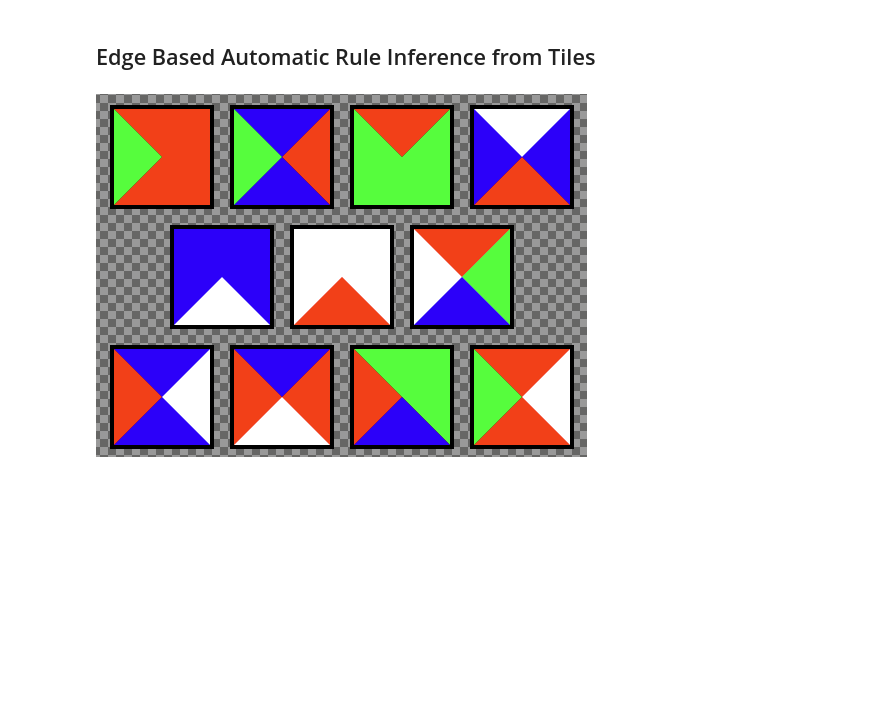
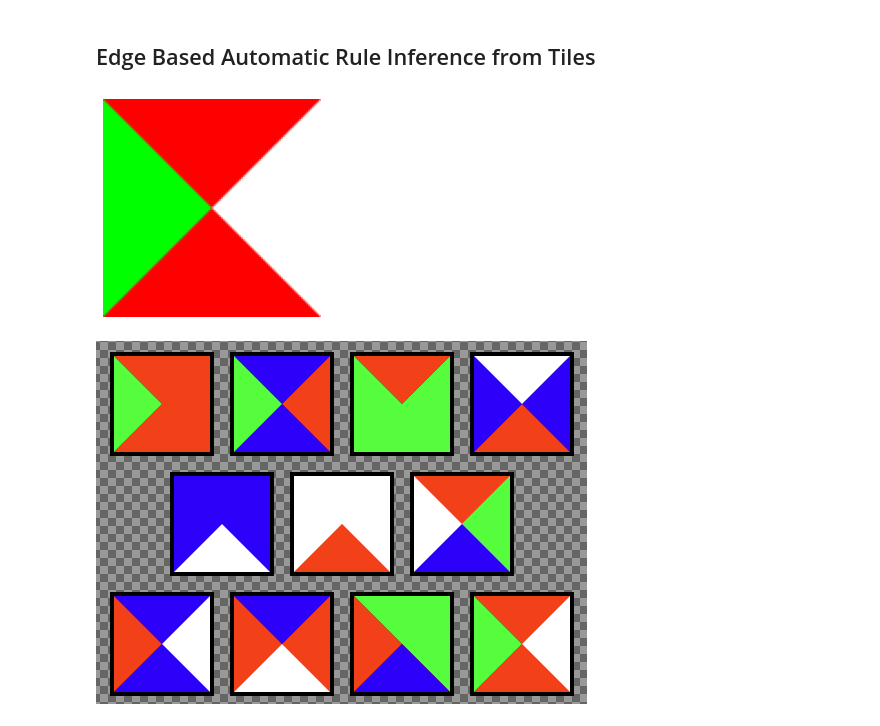
Before and after one commit to flpeters/TextureSynthesis, a Jupyter notebook: 00_Main.ipynb, the cells around one changed output. Cells and saved outputs as stored; diff of their text form; code cells hidden in the pictures; blank space fills up the shorter version.

```diff
--- a/00_Main.ipynb
+++ b/00_Main.ipynb
@@ -521,7 +519,6 @@ def show_image(Image, GridLines:int=0, LineColor:str='black'):
     "Setting GridLines to 0 turns off the grid and axis.\n"\
     "LineColor is the color of the gridlines. Only used if GridLines is > 0."
     %matplotlib inline
-    plt.figure()
     plt.imshow(Image)
     if not GridLines:
         plt.axis('off')
@@ -804,6 +803,10 @@ Tile09 = generate_triangle_tile(V, W, BLUE, RED, WHITE, RED)
 Tile10 = generate_triangle_tile(V, W, GREEN, GREEN, BLUE, RED)
 # %%
 Tile11 = generate_triangle_tile(V, W, RED, WHITE, RED, GREEN)
+# %%
+show_image(Tile11)
+# %% [output]
+[figure, added]
 # %%
 Tiles = [Tile01, Tile02, Tile03, Tile04, Tile05, Tile06, Tile07, Tile08, Tile09, Tile10, Tile11]
 # %% [markdown]
```
Also changed, not shown: parts of 22 cells of this notebook.
